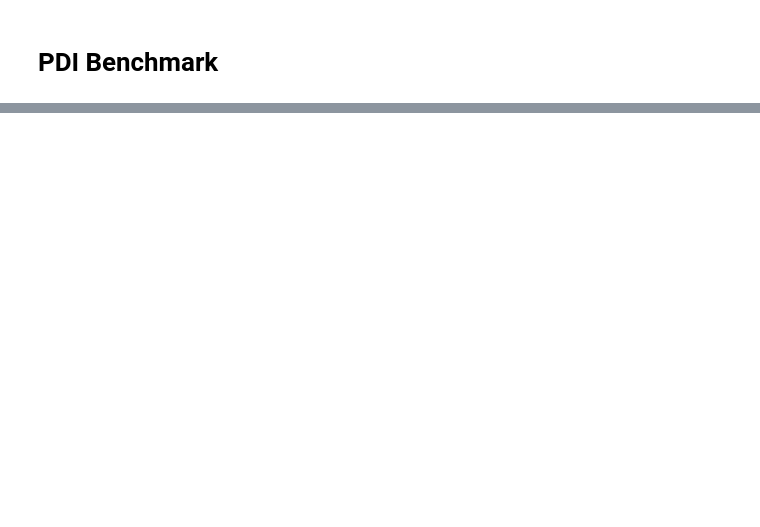
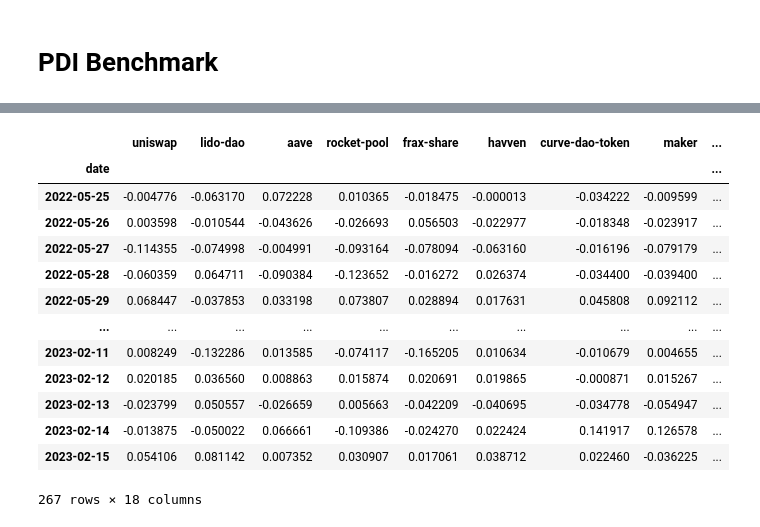
Before and after one commit to Phuture-Finance/rebalancing-data, a Jupyter notebook: PDI/pdi_benchmark.ipynb, the cells around one changed output, grey strips where cells are left out. Cells and saved outputs as stored; diff of their text form; code cells hidden in the pictures; blank space fills up the shorter version.

```diff
--- a/PDI/pdi_benchmark.ipynb
+++ b/PDI/pdi_benchmark.ipynb
@@ -45,0 +60,18 @@ db_funcs.drop_column('haaven','pdi_benchmark_data')
+# %%
+prices_pct_change = prices.pct_change().dropna(axis=0,how='all')
+prices_pct_change
+# %% [output]
+|  | uniswap | lido-dao | aave | rocket-pool | frax-share | havven | curve-dao-token | maker | ... |
+| date |  |  |  |  |  |  |  |  | ... |
+| 2022-05-25 | -0.004776 | -0.063170 | 0.072228 | 0.010365 | -0.018475 | -0.000013 | -0.034222 | -0.009599 | ... |
+| 2022-05-26 | 0.003598 | -0.010544 | -0.043626 | -0.026693 | 0.056503 | -0.022977 | -0.018348 | -0.023917 | ... |
+| 2022-05-27 | -0.114355 | -0.074998 | -0.004991 | -0.093164 | -0.078094 | -0.063160 | -0.016196 | -0.079179 | ... |
+| 2022-05-28 | -0.060359 | 0.064711 | -0.090384 | -0.123652 | -0.016272 | 0.026374 | -0.034400 | -0.039400 | ... |
+| 2022-05-29 | 0.068447 | -0.037853 | 0.033198 | 0.073807 | 0.028894 | 0.017631 | 0.045808 | 0.092112 | ... |
+| ... | ... | ... | ... | ... | ... | ... | ... | ... | ... |
+| 2023-02-11 | 0.008249 | -0.132286 | 0.013585 | -0.074117 | -0.165205 | 0.010634 | -0.010679 | 0.004655 | ... |
+| 2023-02-12 | 0.020185 | 0.036560 | 0.008863 | 0.015874 | 0.020691 | 0.019865 | -0.000871 | 0.015267 | ... |
+| 2023-02-13 | -0.023799 | 0.050557 | -0.026659 | 0.005663 | -0.042209 | -0.040695 | -0.034778 | -0.054947 | ... |
+| 2023-02-14 | -0.013875 | -0.050022 | 0.066661 | -0.109386 | -0.024270 | 0.022424 | 0.141917 | 0.126578 | ... |
+| 2023-02-15 | 0.054106 | 0.081142 | 0.007352 | 0.030907 | 0.017061 | 0.038712 | 0.022460 | -0.036225 | ... |
+267 rows × 18 columns
```
Also changed, not shown: parts of 9 cells of this notebook, 1 other file.
